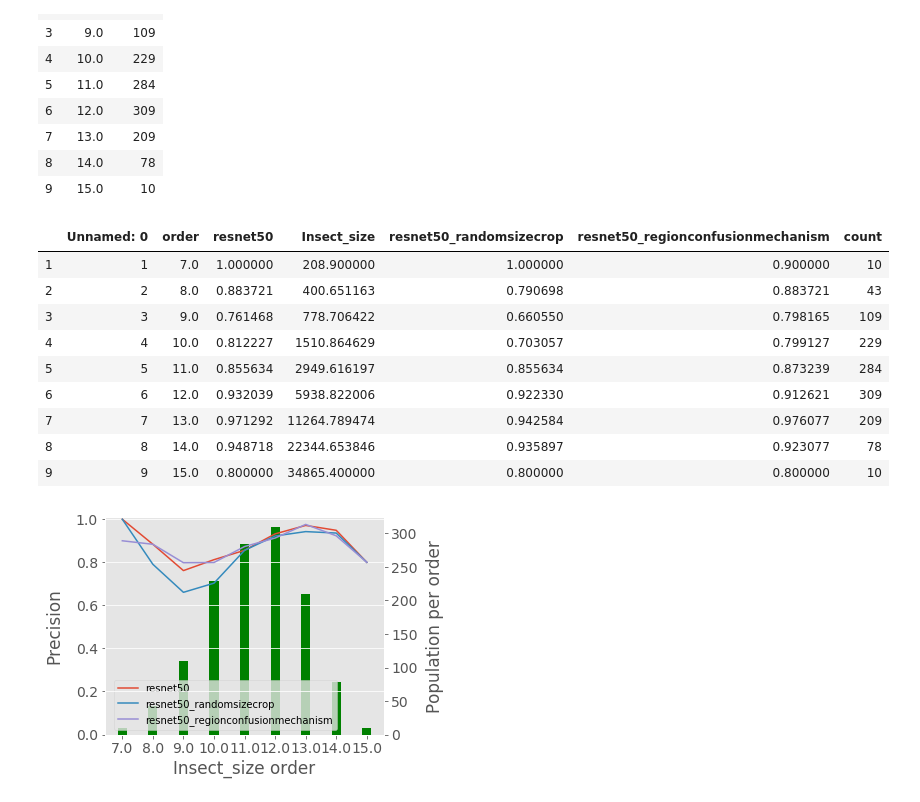
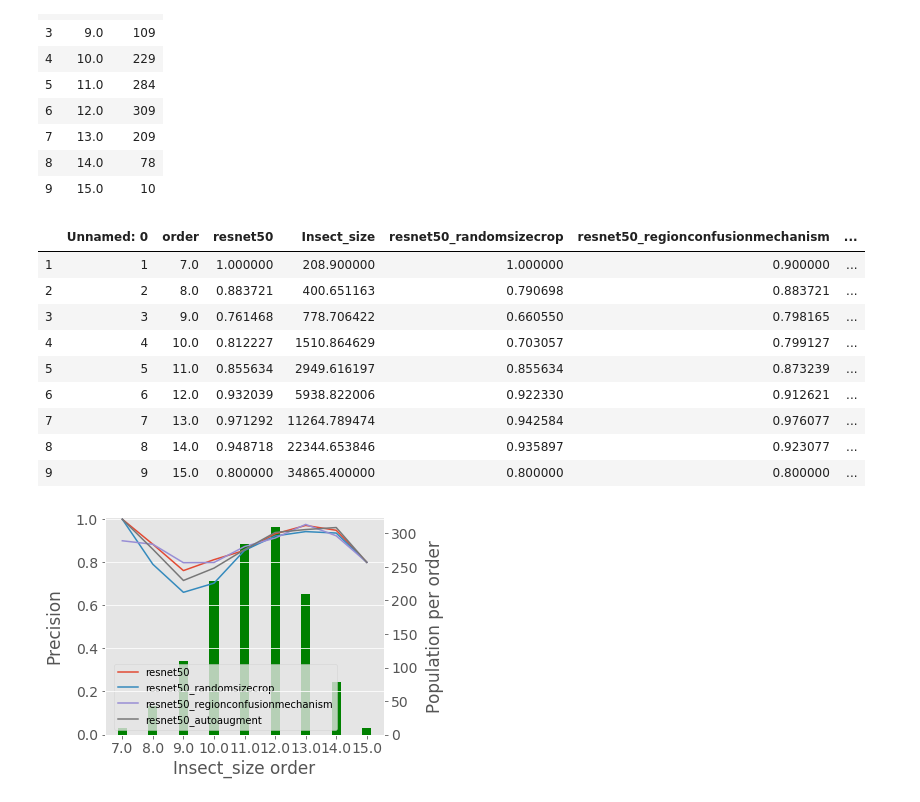
Before and after one commit to keiiti975/Insect_Phenology_Detector, a Jupyter notebook: result/classification/compare_augmentation/compare_augmentation.ipynb, the cells around one changed output. Drawn from its saved outputs; the diff is of its cells as text; code cells hidden in the pictures.

```diff
--- a/result/classification/compare_augmentation/compare_augmentation.ipynb
+++ b/result/classification/compare_augmentation/compare_augmentation.ipynb
@@ -73,10 +76,12 @@ insect_size_df = pd.DataFrame({"order": idx, "count": count})
 resnet50 = pd.read_csv('/home/tanida/workspace/Insect_Phenology_Detector/figure/classification/ResNet101/resnet50_b20_r45_lr1e-5_crossvalid/all_size_df.csv')
 resnet50_randomsizecrop = pd.read_csv('/home/tanida/workspace/Insect_Phenology_Detector/figure/classification/ResNet101/resnet50_b20_r45_lr1e-5_crossvalid_randomsizecrop/all_size_df.csv')
 resnet50_regionconfusionmechanism = pd.read_csv('/home/tanida/workspace/Insect_Phenology_Detector/figure/classification/ResNet101/resnet50_b20_r45_lr1e-5_crossvalid_regionconfusionmechanism/all_size_df.csv')
+resnet50_autoaugment = pd.read_csv('/home/tanida/workspace/Insect_Phenology_Detector/figure/classification/ResNet101/resnet50_b20_lr1e-5_crossvalid_autoaugment/all_size_df.csv')
 # %%
 resnet50 = resnet50.drop(resnet50.index[[0]])
 resnet50_randomsizecrop = resnet50_randomsizecrop.drop(resnet50_randomsizecrop.index[[0]])
 resnet50_regionconfusionmechanism = resnet50_regionconfusionmechanism.drop(resnet50_regionconfusionmechanism.index[[0]])
+resnet50_autoaugment = resnet50_autoaugment.drop(resnet50_autoaugment.index[[0]])
 # %%
 insect_size_df
 # %% [output]
@@ -96,43 +101,45 @@ all_df = resnet50
 all_df = all_df.rename(columns={'Accuracy': 'resnet50'})
 all_df = all_df.assign(resnet50_randomsizecrop=resnet50_randomsizecrop["Accuracy"])
 all_df = all_df.assign(resnet50_regionconfusionmechanism=resnet50_regionconfusionmechanism["Accuracy"])
+all_df = all_df.assign(resnet50_autoaugment=resnet50_autoaugment["Accuracy"])
 all_df = all_df.assign(count=insect_size_df["count"])
 all_df
 # %% [output]
-|  | Unnamed: 0 | order | resnet50 | Insect_size | resnet50_randomsizecrop | resnet50_regionconfusionmechanism | count |
-| 1 | 1 | 7.0 | 1.000000 | 208.900000 | 1.000000 | 0.900000 | 10 |
-| 2 | 2 | 8.0 | 0.883721 | 400.651163 | 0.790698 | 0.883721 | 43 |
-| 3 | 3 | 9.0 | 0.761468 | 778.706422 | 0.660550 | 0.798165 | 109 |
-| 4 | 4 | 10.0 | 0.812227 | 1510.864629 | 0.703057 | 0.799127 | 229 |
-| 5 | 5 | 11.0 | 0.855634 | 2949.616197 | 0.855634 | 0.873239 | 284 |
-| 6 | 6 | 12.0 | 0.932039 | 5938.822006 | 0.922330 | 0.912621 | 309 |
-| 7 | 7 | 13.0 | 0.971292 | 11264.789474 | 0.942584 | 0.976077 | 209 |
-| 8 | 8 | 14.0 | 0.948718 | 22344.653846 | 0.935897 | 0.923077 | 78 |
-| 9 | 9 | 15.0 | 0.800000 | 34865.400000 | 0.800000 | 0.800000 | 10 |
+|  | Unnamed: 0 | order | resnet50 | Insect_size | resnet50_randomsizecrop | resnet50_regionconfusionmechanism | ... |
+| 1 | 1 | 7.0 | 1.000000 | 208.900000 | 1.000000 | 0.900000 | ... |
+| 2 | 2 | 8.0 | 0.883721 | 400.651163 | 0.790698 | 0.883721 | ... |
+| 3 | 3 | 9.0 | 0.761468 | 778.706422 | 0.660550 | 0.798165 | ... |
+| 4 | 4 | 10.0 | 0.812227 | 1510.864629 | 0.703057 | 0.799127 | ... |
+| 5 | 5 | 11.0 | 0.855634 | 2949.616197 | 0.855634 | 0.873239 | ... |
+| 6 | 6 | 12.0 | 0.932039 | 5938.822006 | 0.922330 | 0.912621 | ... |
+| 7 | 7 | 13.0 | 0.971292 | 11264.789474 | 0.942584 | 0.976077 | ... |
+| 8 | 8 | 14.0 | 0.948718 | 22344.653846 | 0.935897 | 0.923077 | ... |
+| 9 | 9 | 15.0 | 0.800000 | 34865.400000 | 0.800000 | 0.800000 | ... |
 # %%
 plt.rcParams["font.size"] = 14
 fig, ax1 = plt.subplots(figsize=(5,4))
 ax2 = ax1.twinx()
 
 x_label = ["7.0", "8.0", "9.0", "10.0", "11.0", "12.0", "13.0", "14.0", "15.0"]
 
 ax1.bar(x_label, all_df["count"], width=0.3, color="g")
 ax2.plot(x_label, all_df["resnet50"], label="resnet50")
 ax2.plot(x_label, all_df["resnet50_randomsizecrop"], label="resnet50_randomsizecrop")
 ax2.plot(x_label, all_df["resnet50_regionconfusionmechanism"], label="resnet50_regionconfusionmechanism")
+ax2.plot(x_label, all_df["resnet50_autoaugment"], label="resnet50_autoaugment")
 ax1.yaxis.tick_right()
 ax2.yaxis.tick_left()
 
 h2, l2 = ax2.get_legend_handles_labels()
 ax1.legend(h2, l2, bbox_to_anchor=(0.85, 0.), loc='lower right', fontsize=10)
 
 ax1.set_xlabel("Insect_size order")
 ax1.set_ylabel("Precision")
 ax1.yaxis.set_label_coords(-0.15, 0.5)
 ax1.grid(False)
 ax2.set_ylabel("Population per order")
 ax2.set_ylim(0., 1.01)
 ax2.yaxis.set_label_coords(1.15, 0.5)
 plt.savefig("/home/tanida/workspace/Insect_Phenology_Detector/result/classification/compare_augmentation/compare_precision_distrib_of_size.png", bbox_inches="tight")
 # %% [output]
-[figure, old version]
+[figure, new version]
```
Also changed, not shown: parts of 7 cells of this notebook, 7 other files.
